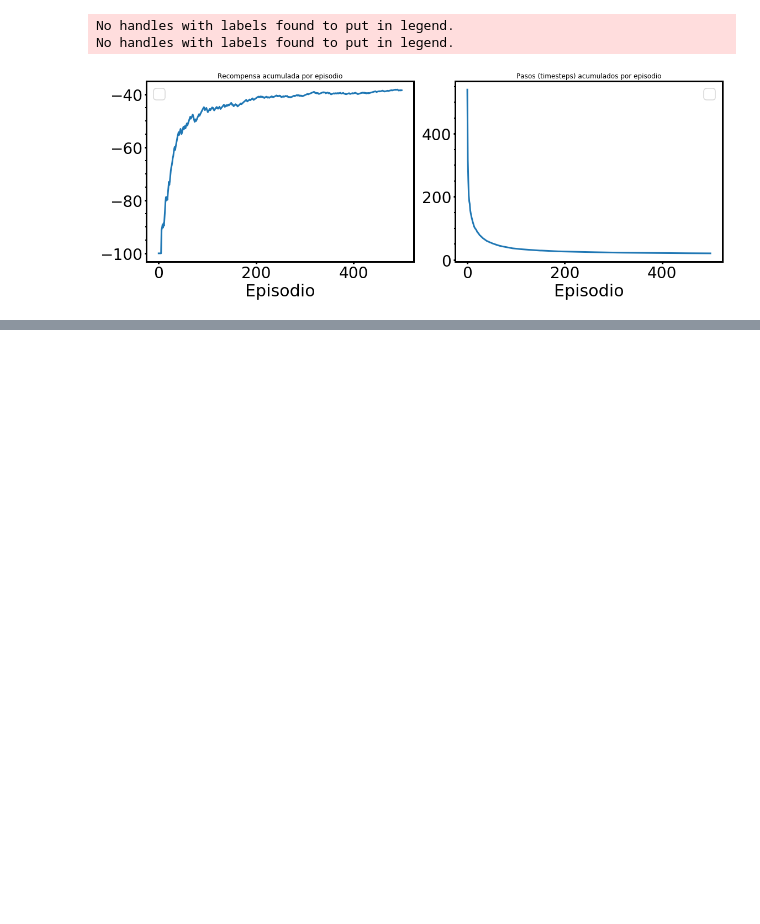
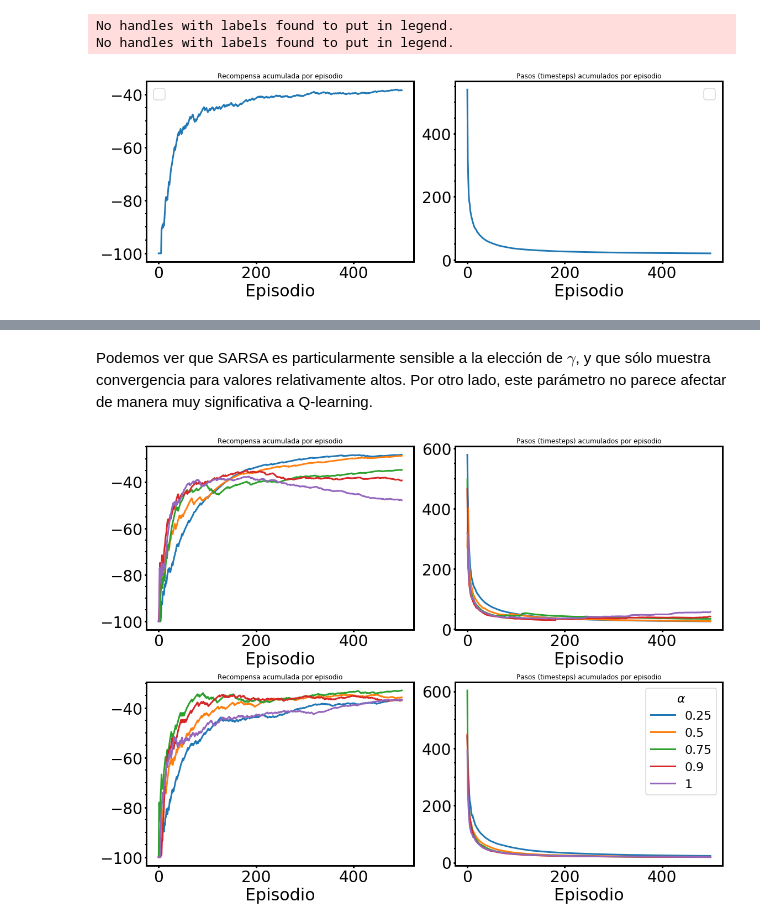
Before and after one commit to nahuelalmeira/reinforcement, a Jupyter notebook: Lab1_Almeira.ipynb, the cells around one changed output, grey strips where cells are left out. Drawn from its saved outputs; the diff is of its cells as text; code cells hidden in the pictures; blank space fills up the shorter version.

```diff
--- a/Lab1_Almeira.ipynb
+++ b/Lab1_Almeira.ipynb
@@ -300,0 +402,2 @@ plt.show()
+# %% [markdown]
+Podemos ver que SARSA es particularmente sensible a la elección de $\gamma$, y que sólo muestra convergencia para valores relativamente altos. Por otro lado, este parámetro no parece afectar de manera muy significativa a Q-learning.
@@ -300,0 +443,34 @@ plt.show()
+# %%
+## Plot reward
+ncols = 2
+nrows = 2
+fig, axes = plt.subplots(figsize=(8*ncols, 6*nrows), ncols=ncols, nrows=nrows)
+
+for ax in axes.flatten():
+    ax.set_xlabel('Episodio')
+
+ax = axes[0][0]
+for alpha in alpha_values:
+    plot_reward_per_episode(reward_eps['SARSA'][alpha], ax)
+#ax.legend()
+
+ax = axes[0][1]
+for alpha in alpha_values:
+    plot_steps_per_episode_smooth(timesteps_eps['SARSA'][alpha], ax)
+#ax.legend()
+
+ax = axes[1][0]
+for alpha in alpha_values:
+    plot_reward_per_episode(reward_eps['Q'][alpha], ax)
+#ax.legend()
+
+ax = axes[1][1]
+for alpha in alpha_values:
+    plot_steps_per_episode_smooth(timesteps_eps['Q'][alpha], ax, label=alpha)
+legend = ax.legend(fontsize=22)
+legend.set_title(r'$\alpha$', prop={'size': 22})
+
+plt.tight_layout()
+plt.show()
+# %% [output]
+[figure, added]
```
Also changed, not shown: parts of 14 cells of this notebook.
